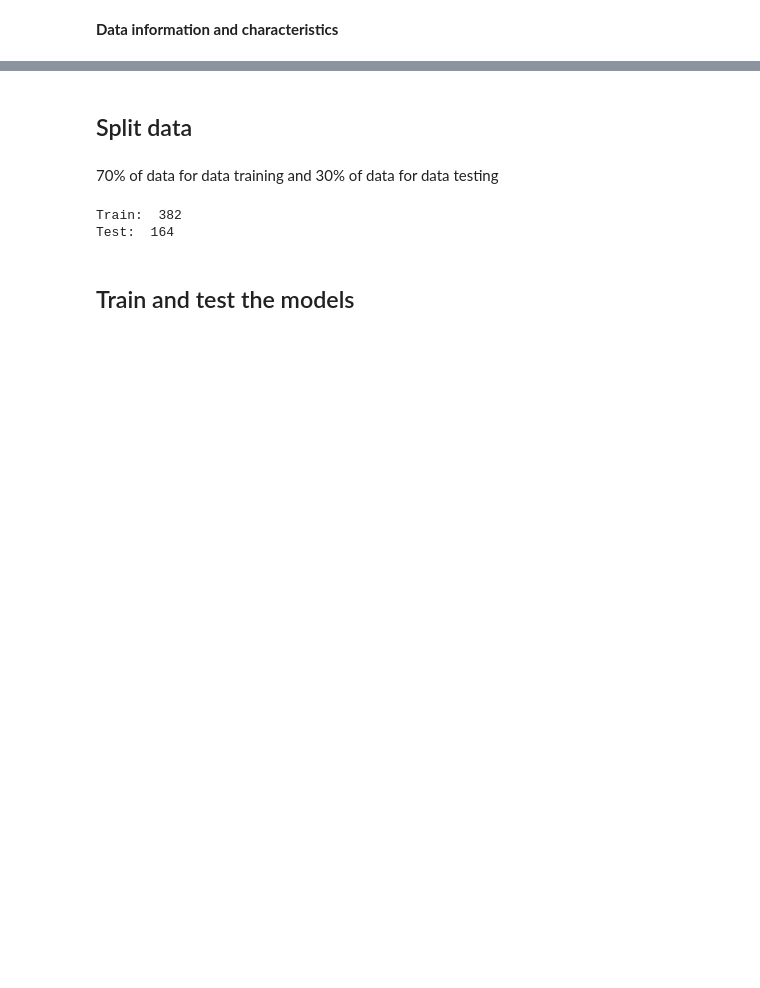
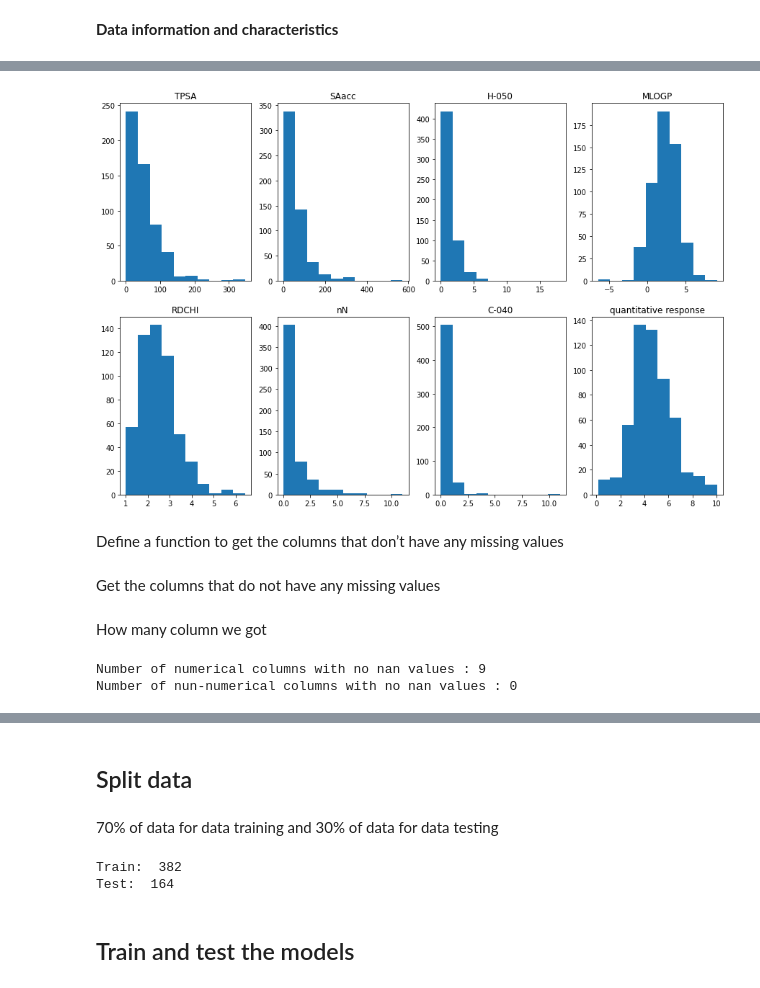
Before and after one commit to chilaact/predict_aquatic_toxity, a Jupyter notebook: predict_aquatic_toxity.ipynb, the cells around one changed output, grey strips where cells are left out. Drawn from its saved outputs; the diff is of its cells as text; code cells hidden in the pictures; blank space fills up the shorter version.

```diff
--- a/predict_aquatic_toxity.ipynb
+++ b/predict_aquatic_toxity.ipynb
@@ -73,3 +95,35 @@ memory usage: 38.5 KB
 | 50% | 40.460000 | 42.683000 | 0.000000 | 2.273500 | 2.344000 | 1.020500 | 1.000000 | 0.000000 | 4.516000 |
 | 75% | 70.022500 | 77.492750 | 1.000000 | 3.392750 | 2.911000 | 1.266500 | 2.000000 | 0.000000 | 5.607500 |
 | max | 347.320000 | 571.952000 | 18.000000 | 9.148000 | 6.439000 | 2.500000 | 11.000000 | 11.000000 | 10.047000 |
+# %%
+#Histogram Visualization
+fig, axs = plt.subplots(2, 4, figsize=(15, 10))
+axs[0, 0].hist(data['TPSA'])
+axs[0, 0].set_title('TPSA')
+
+axs[0, 1].hist(data['SAacc'])
+axs[0, 1].set_title('SAacc')
+
+axs[0, 2].hist(data['H-050'])
+axs[0, 2].set_title('H-050')
+
+axs[0, 3].hist(data['MLOGP'])
+axs[0, 3].set_title('MLOGP')
+
+axs[1, 0].hist(data['RDCHI'])
+axs[1, 0].set_title('RDCHI')
+
+axs[1, 1].hist(data['nN'])
+axs[1, 1].set_title('nN')
+
+axs[1, 2].hist(data['C-040'])
+axs[1, 2].set_title('C-040')
+
+axs[1, 3].hist(data['quantitative response'])
+axs[1, 3].set_title('quantitative response')
+
+plt.show()
+# %% [output]
+[figure, added]
+# %% [markdown]
+Define a function to get the columns that don’t have any missing values
@@ -75,0 +154,2 @@ memory usage: 38.5 KB
+# %% [markdown]
+Get the columns that do not have any missing values
@@ -75,0 +159,8 @@ memory usage: 38.5 KB
+# %% [markdown]
+How many column we got
+# %%
+print ('Number of numerical columns with no nan values :',len(num_cols))
+print ('Number of nun-numerical columns with no nan values :',len(cat_cols))
+# %% [output]
+Number of numerical columns with no nan values : 9
+Number of nun-numerical columns with no nan values : 0
```
Also changed, not shown: parts of 15 cells of this notebook.
